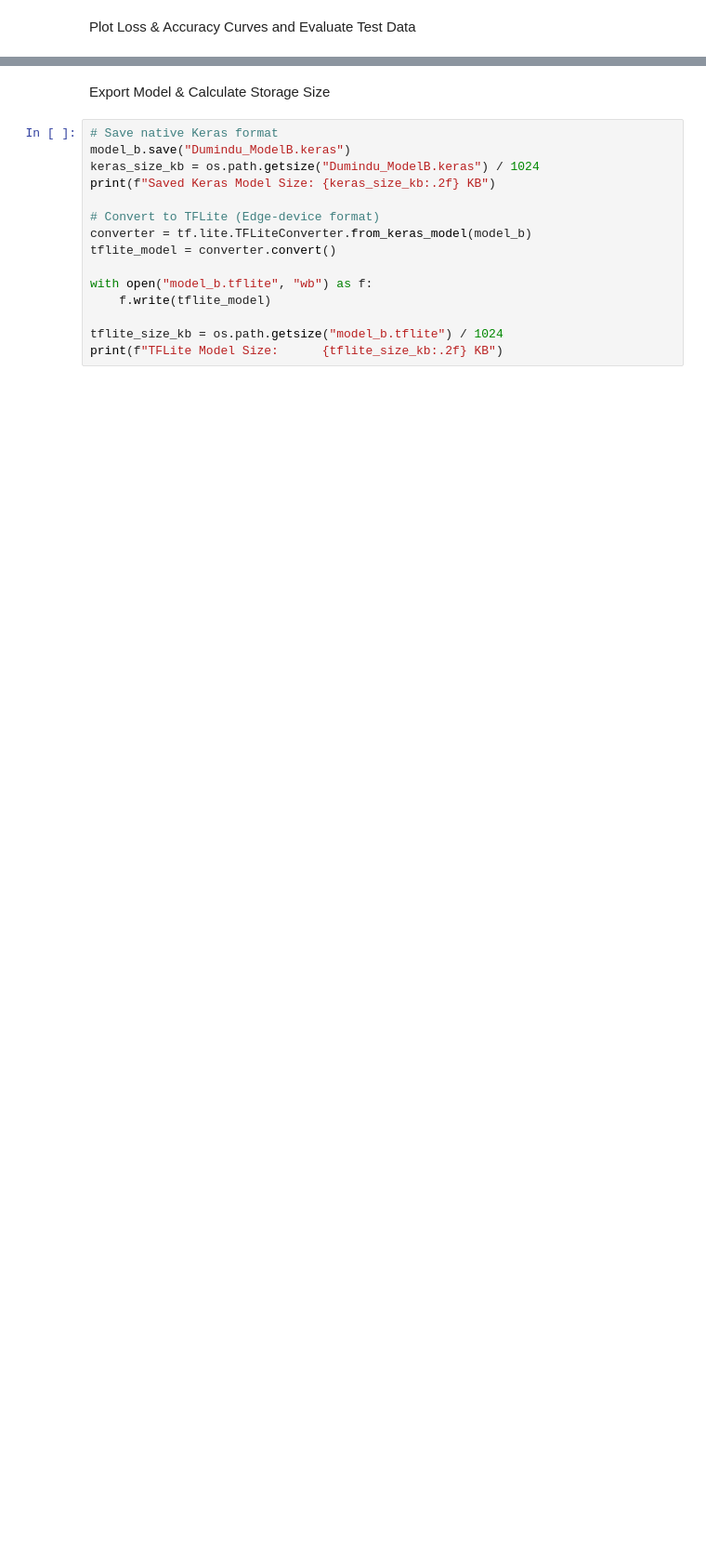
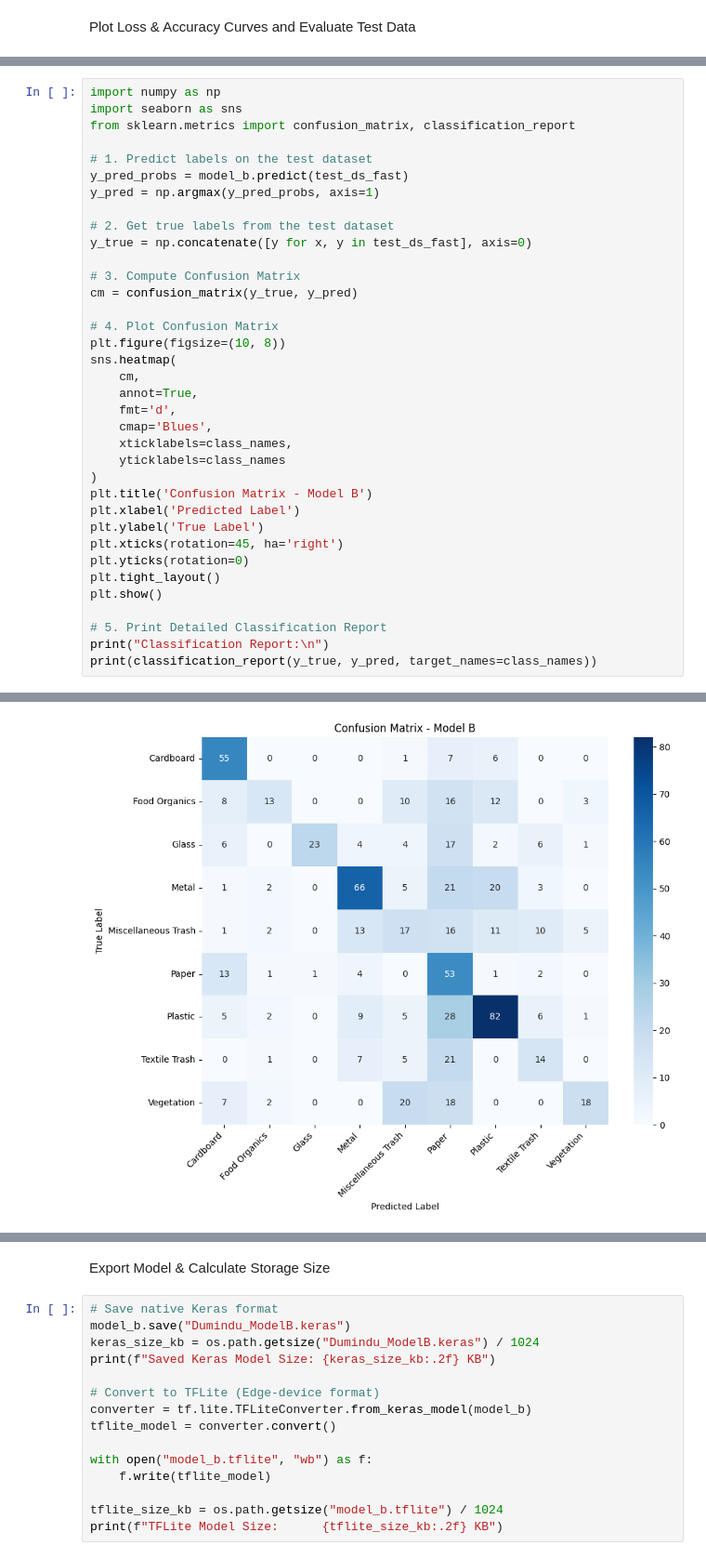
Before and after one commit to ChamiruGajasinghe/NEXORA_CNN, a Jupyter notebook: Dumindu_ModelB.ipynb, the cells around one changed output, grey strips where cells are left out. Shown at 93% size. Cells and saved outputs as stored; diff of their text form; blank space fills up the shorter version.

```diff
--- a/Dumindu_ModelB.ipynb
+++ b/Dumindu_ModelB.ipynb
@@ -416,0 +486,37 @@ Test Loss:     1.9874
+# %%
+import numpy as np
+import seaborn as sns
+from sklearn.metrics import confusion_matrix, classification_report
+
+# 1. Predict labels on the test dataset
+y_pred_probs = model_b.predict(test_ds_fast)
+y_pred = np.argmax(y_pred_probs, axis=1)
+
+# 2. Get true labels from the test dataset
+y_true = np.concatenate([y for x, y in test_ds_fast], axis=0)
+
+# 3. Compute Confusion Matrix
+cm = confusion_matrix(y_true, y_pred)
+
+# 4. Plot Confusion Matrix
+plt.figure(figsize=(10, 8))
+sns.heatmap(
+    cm,
+    annot=True,
+    fmt='d',
+    cmap='Blues',
+    xticklabels=class_names,
+    yticklabels=class_names
+)
+plt.title('Confusion Matrix - Model B')
+plt.xlabel('Predicted Label')
+plt.ylabel('True Label')
+plt.xticks(rotation=45, ha='right')
+plt.yticks(rotation=0)
+plt.tight_layout()
+plt.show()
+
+# 5. Print Detailed Classification Report
+print("Classification Report:\n")
+print(classification_report(y_true, y_pred, target_names=class_names))
+# %% [output]
@@ -416,0 +524 @@ Test Loss:     1.9874
+[figure, added]
```
Also changed, not shown: parts of 24 cells of this notebook.
